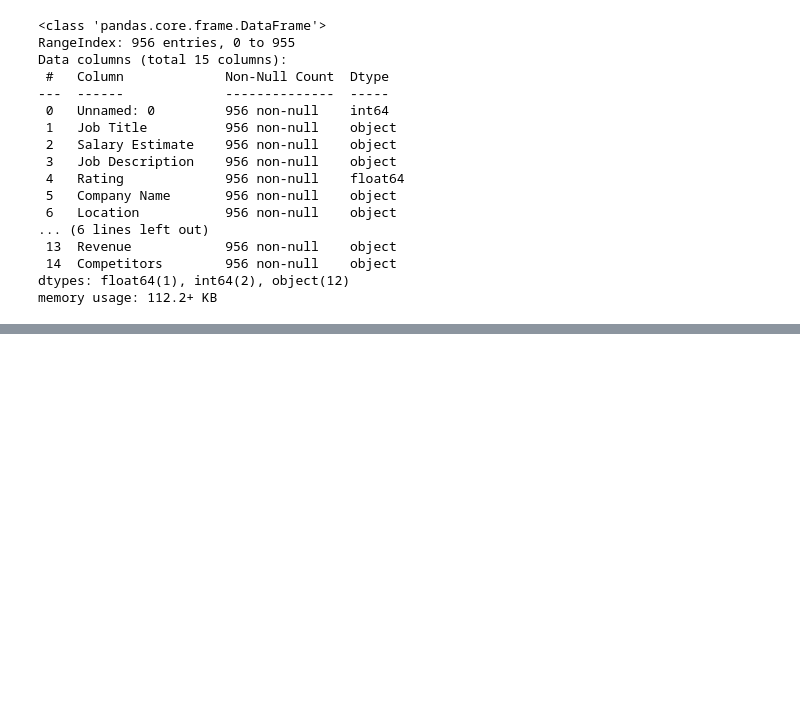
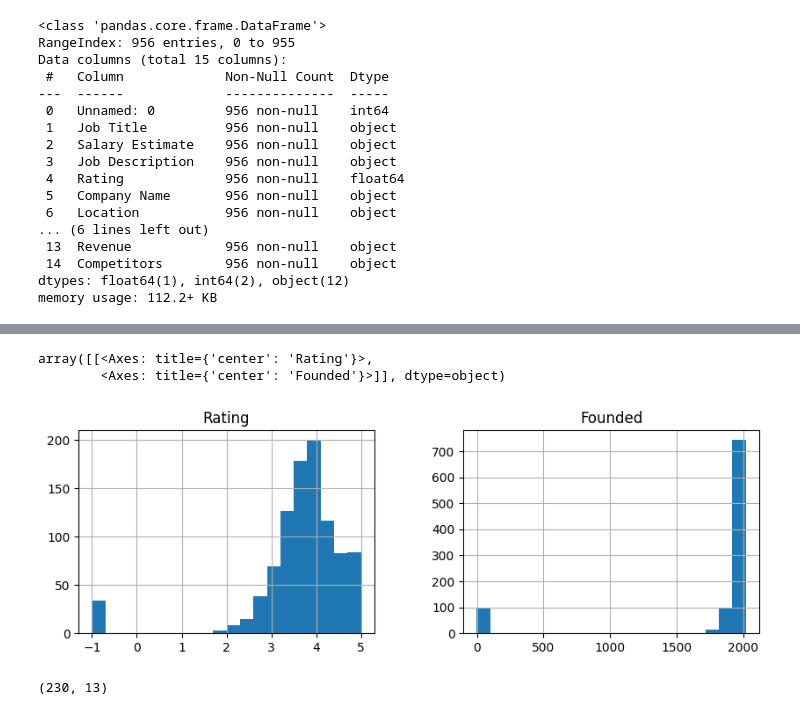
Before and after one commit to KevBoyz/some-python, a Jupyter notebook: Data_Science/Projects/07-Salary_prediction/main.ipynb, the cells around one changed output, grey strips where cells are left out. Drawn from its saved outputs; the diff is of its cells as text; code cells hidden in the pictures; blank space fills up the shorter version.

```diff
--- a/Data_Science/Projects/07-Salary_prediction/main.ipynb
+++ b/Data_Science/Projects/07-Salary_prediction/main.ipynb
@@ -54,0 +87,6 @@ df_cat.value_counts().plot.bar()
+# %%
+df_num.hist(bins=20, figsize=(10, 3))
+# %% [output]
+array([[<Axes: title={'center': 'Rating'}>,
+        <Axes: title={'center': 'Founded'}>]], dtype=object)
+[figure, added]
@@ -54,0 +96,4 @@ df_cat.value_counts().plot.bar()
+# %%
+df.shape
+# %% [output]
+(230, 13)
```
Also changed, not shown: parts of 24 cells of this notebook.
